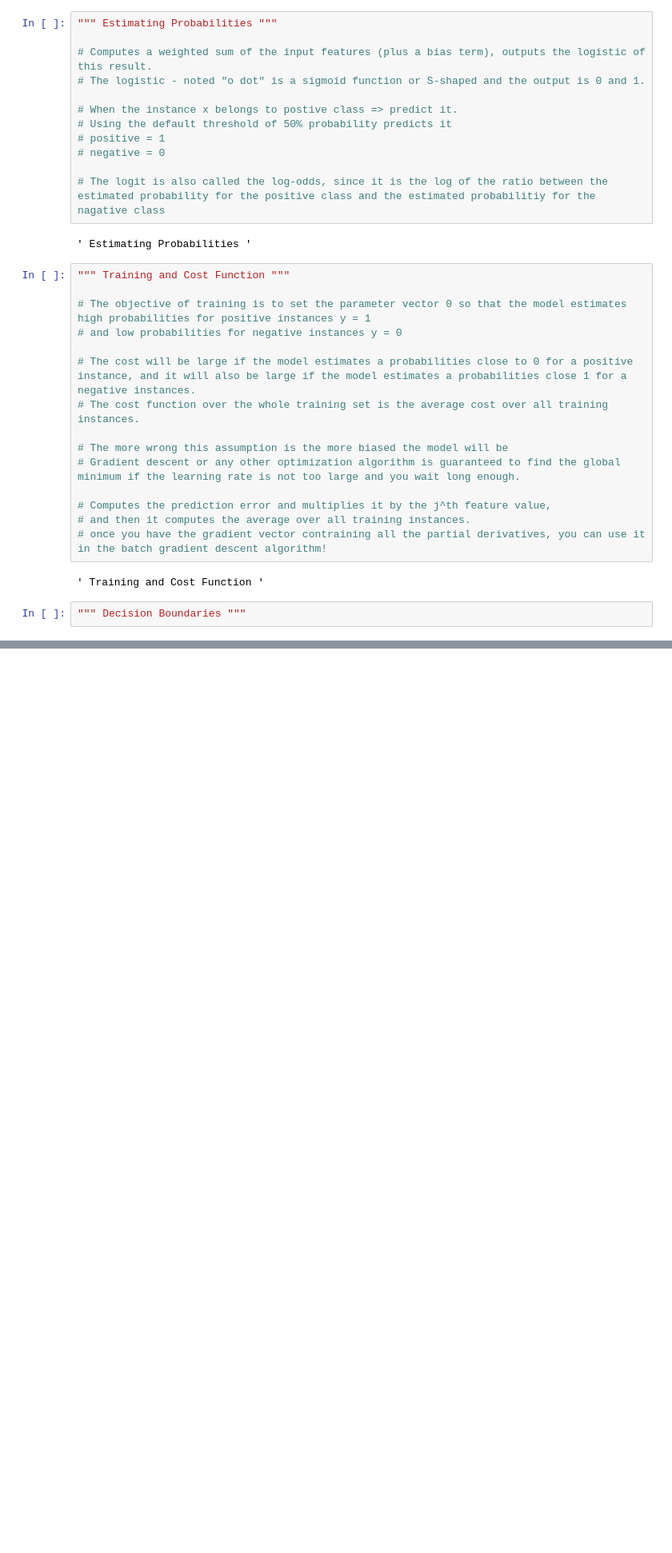
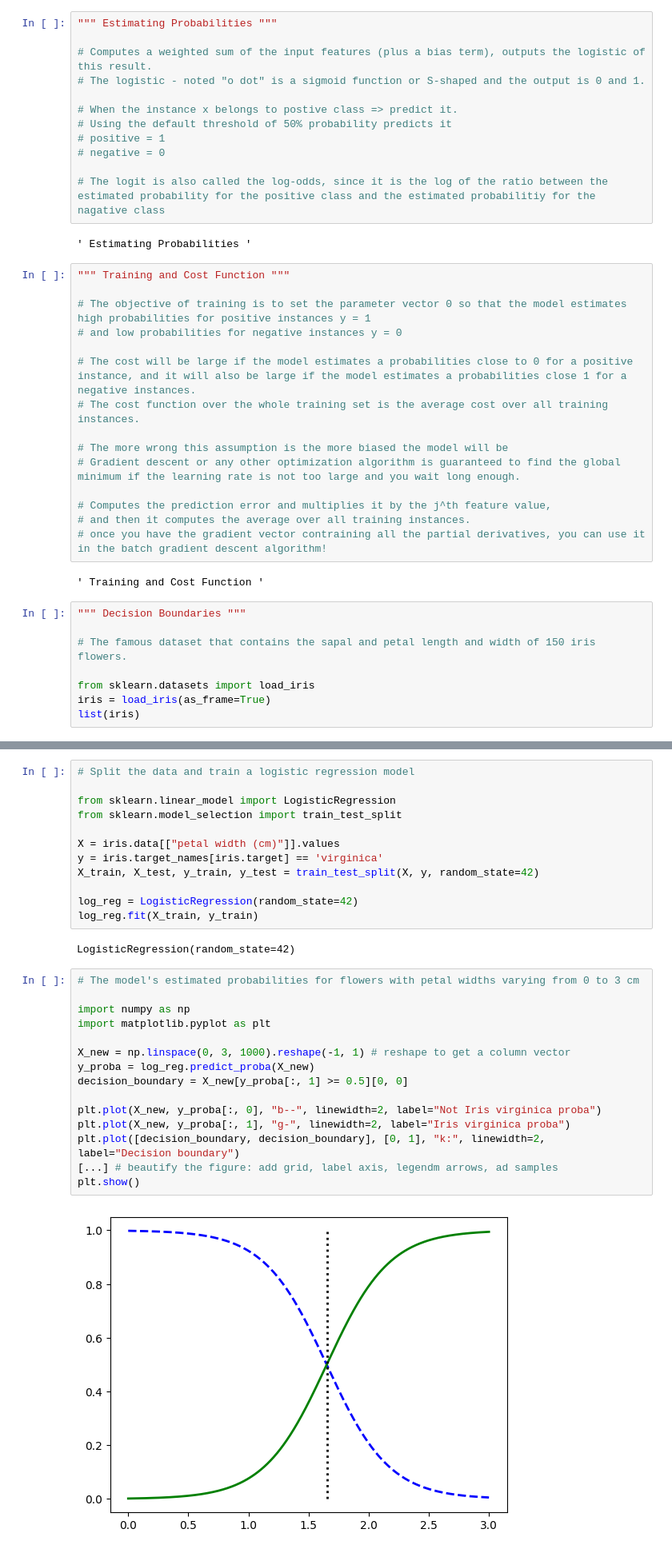
Before and after one commit to Nattawut30/My-Personal-Training, a Jupyter notebook: ScikitLearn-Keras-TensorFlow/ML_train/04_Training_Models.ipynb, the cells around one changed output, grey strips where cells are left out. Shown at 80% size. Saved outputs shown, nothing was run; the diff lists cells and outputs as text; blank space fills up the shorter version.

Commit message:
Softmax Regression and Done CH4

```diff
--- a/ScikitLearn-Keras-TensorFlow/ML_train/04_Training_Models.ipynb
+++ b/ScikitLearn-Keras-TensorFlow/ML_train/04_Training_Models.ipynb
@@ -545,3 +545,9 @@ array([4.78114505])
 ' Training and Cost Function '
 # %%
 """ Decision Boundaries """
+
+# The famous dataset that contains the sapal and petal length and width of 150 iris flowers.
+
+from sklearn.datasets import load_iris
+iris = load_iris(as_frame=True)
+list(iris)
@@ -547,0 +581,31 @@ array([4.78114505])
+# %%
+# Split the data and train a logistic regression model
+
+from sklearn.linear_model import LogisticRegression
+from sklearn.model_selection import train_test_split
+
+X = iris.data[["petal width (cm)"]].values
+y = iris.target_names[iris.target] == 'virginica'
+X_train, X_test, y_train, y_test = train_test_split(X, y, random_state=42)
+
+log_reg = LogisticRegression(random_state=42)
+log_reg.fit(X_train, y_train)
+# %% [output]
+LogisticRegression(random_state=42)
+# %%
+# The model's estimated probabilities for flowers with petal widths varying from 0 to 3 cm
+
+import numpy as np
+import matplotlib.pyplot as plt
+
+X_new = np.linspace(0, 3, 1000).reshape(-1, 1) # reshape to get a column vector
+y_proba = log_reg.predict_proba(X_new)
+decision_boundary = X_new[y_proba[:, 1] >= 0.5][0, 0]
+
+plt.plot(X_new, y_proba[:, 0], "b--", linewidth=2, label="Not Iris virginica proba")
+plt.plot(X_new, y_proba[:, 1], "g-", linewidth=2, label="Iris virginica proba")
+plt.plot([decision_boundary, decision_boundary], [0, 1], "k:", linewidth=2, label="Decision boundary")
+[...] # beautify the figure: add grid, label axis, legendm arrows, ad samples
+plt.show()
+# %% [output]
+[figure, added]
```
Also changed, not shown: parts of 11 cells of this notebook.
